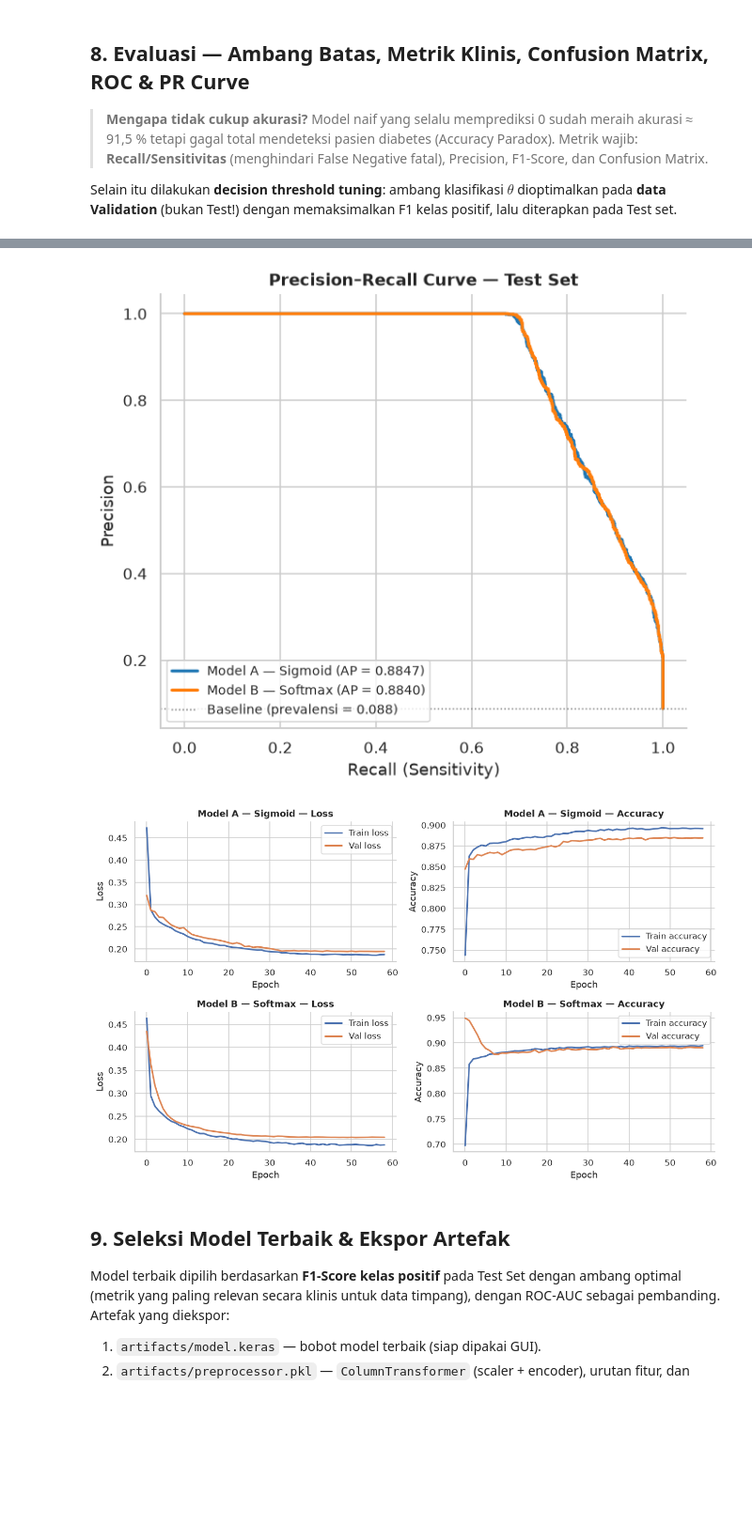
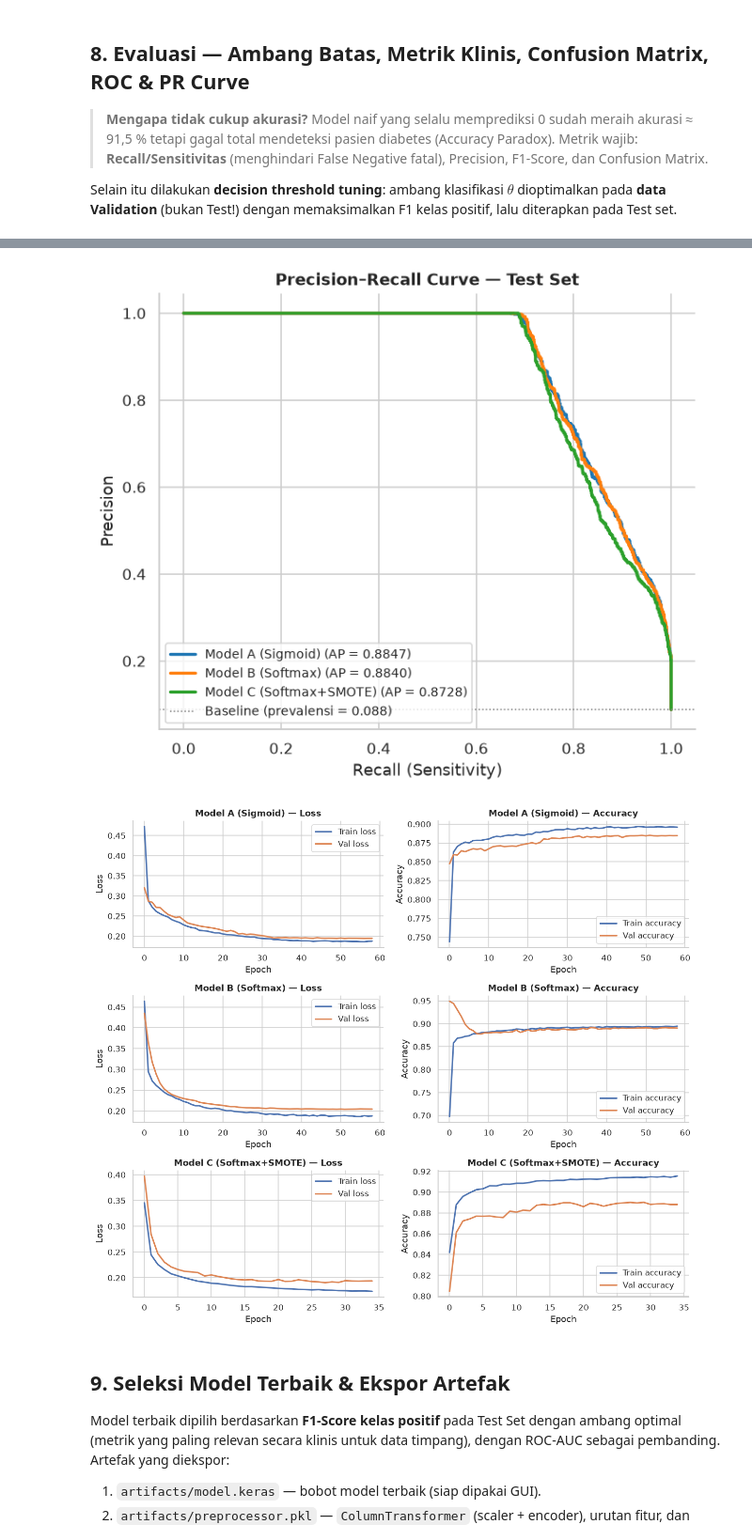
Before and after one commit to zahran-rzq/DSEC_Diabetes_Prediction_Project, a Jupyter notebook: src/diabetes_model_development.ipynb, the cells around one changed output, grey strips where cells are left out. Shown at 94% size. Drawn from its saved outputs; the diff is of its cells as text; code cells hidden in the pictures; blank space fills up the shorter version.

```diff
--- a/src/diabetes_model_development.ipynb
+++ b/src/diabetes_model_development.ipynb
@@ -620,11 +700,9 @@ Model B -> TN=13,126 FP=24 FN=374 TP=898
 # %%
-# ROC Curve kedua model pada Test Set
-fpr_a, tpr_a, _ = roc_curve(y_test_np, proba_test_a)
-fpr_b, tpr_b, _ = roc_curve(y_test_np, proba_test_b)
-
-fig, ax = plt.subplots(figsize=(6.2, 5.4))
-ax.plot(fpr_a, tpr_a, lw=2.2, color='#1F77B4', label=f'Model A — Sigmoid (AUC = {auc_a:.4f})')
-ax.plot(fpr_b, tpr_b, lw=2.2, color='#FF7F0E', label=f'Model B — Softmax (AUC = {auc_b:.4f})')
+# ROC Curve ketiga model pada Test Set
+fig, ax = plt.subplots(figsize=(6.4, 5.5))
+for name in MODELS:
+    fpr, tpr, _ = roc_curve(y_test_np, proba_test[name])
+    ax.plot(fpr, tpr, lw=2.2, color=COLORS[name], label=f'{name} (AUC = {auc[name]:.4f})')
 ax.plot([0, 1], [0, 1], 'k--', lw=1, label='Random classifier')
 ax.set_xlabel('False Positive Rate (1 − Specificity)')
 ax.set_ylabel('True Positive Rate (Recall / Sensitivity)')
@@ -639,11 +717,9 @@ plt.show()
 # %%
 # Precision-Recall Curve (lebih informatif untuk kelas imbang)
-pr_a, rc_a, _ = precision_recall_curve(y_test_np, proba_test_a)
-pr_b, rc_b, _ = precision_recall_curve(y_test_np, proba_test_b)
-
-fig, ax = plt.subplots(figsize=(6.2, 5.4))
-ax.plot(rc_a, pr_a, lw=2.2, color='#1F77B4', label=f'Model A — Sigmoid (AP = {ap_a:.4f})')
-ax.plot(rc_b, pr_b, lw=2.2, color='#FF7F0E', label=f'Model B — Softmax (AP = {ap_b:.4f})')
+fig, ax = plt.subplots(figsize=(6.4, 5.5))
+for name in MODELS:
+    pr, rc, _ = precision_recall_curve(y_test_np, proba_test[name])
+    ax.plot(rc, pr, lw=2.2, color=COLORS[name], label=f'{name} (AP = {ap[name]:.4f})')
 ax.axhline(y_test_np.mean(), color='gray', ls=':', lw=1,
            label=f"Baseline (prevalensi = {y_test_np.mean():.3f})")
 ax.set_xlabel('Recall (Sensitivity)')
@@ -655,26 +731,27 @@ fig.tight_layout()
 fig.savefig(FIG_DIR / 'fig_pr_curve.png', dpi=200)
 plt.show()
 # %% [output]
-[figure, old version]
+[figure, new version]
 # %%
-# Kurva sejarah pelatihan (loss & akurasi) kedua model
-fig, axes = plt.subplots(2, 2, figsize=(11.5, 7))
-for row, (hist, name) in enumerate([(history_a, 'Model A — Sigmoid'), (history_b, 'Model B — Softmax')]):
+# Kurva sejarah pelatihan (loss & akurasi) ketiga model
+fig, axes = plt.subplots(3, 2, figsize=(11.5, 10))
+for row, name in enumerate(MODELS):
+    hist = MODELS[name][2].history
     axl, axa = axes[row]
-    axl.plot(hist.history['loss'], lw=2, label='Train loss')
-    axl.plot(hist.history['val_loss'], lw=2, label='Val loss')
+    axl.plot(hist['loss'], lw=2, label='Train loss')
+    axl.plot(hist['val_loss'], lw=2, label='Val loss')
     axl.set_title(f'{name} — Loss', fontweight='bold')
     axl.set_xlabel('Epoch'); axl.set_ylabel('Loss'); axl.legend()
-    axa.plot(hist.history['accuracy'], lw=2, label='Train accuracy')
-    axa.plot(hist.history['val_accuracy'], lw=2, label='Val accuracy')
+    axa.plot(hist['accuracy'], lw=2, label='Train accuracy')
+    axa.plot(hist['val_accuracy'], lw=2, label='Val accuracy')
     axa.set_title(f'{name} — Accuracy', fontweight='bold')
     axa.set_xlabel('Epoch'); axa.set_ylabel('Accuracy'); axa.legend()
 sns.despine()
 fig.tight_layout()
 fig.savefig(FIG_DIR / 'fig_training_history.png', dpi=200)
 plt.show()
 # %% [output]
-[figure, old version]
+[figure, new version]
 # %% [markdown]
 ## 9. Seleksi Model Terbaik & Ekspor Artefak
 Model terbaik dipilih berdasarkan **F1-Score kelas positif** pada Test Set dengan ambang
```
Also changed, not shown: parts of 19 cells of this notebook, 12 other files.
